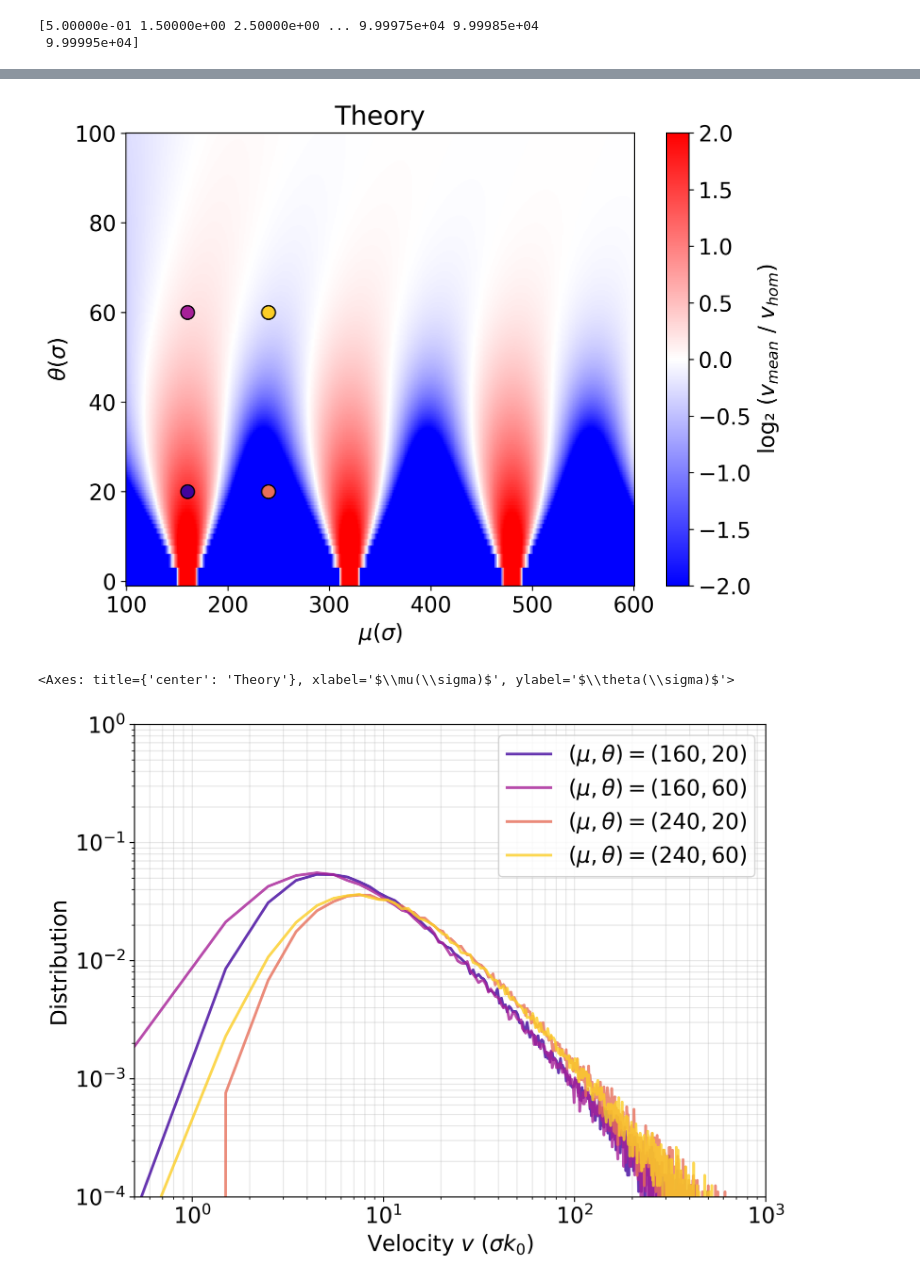
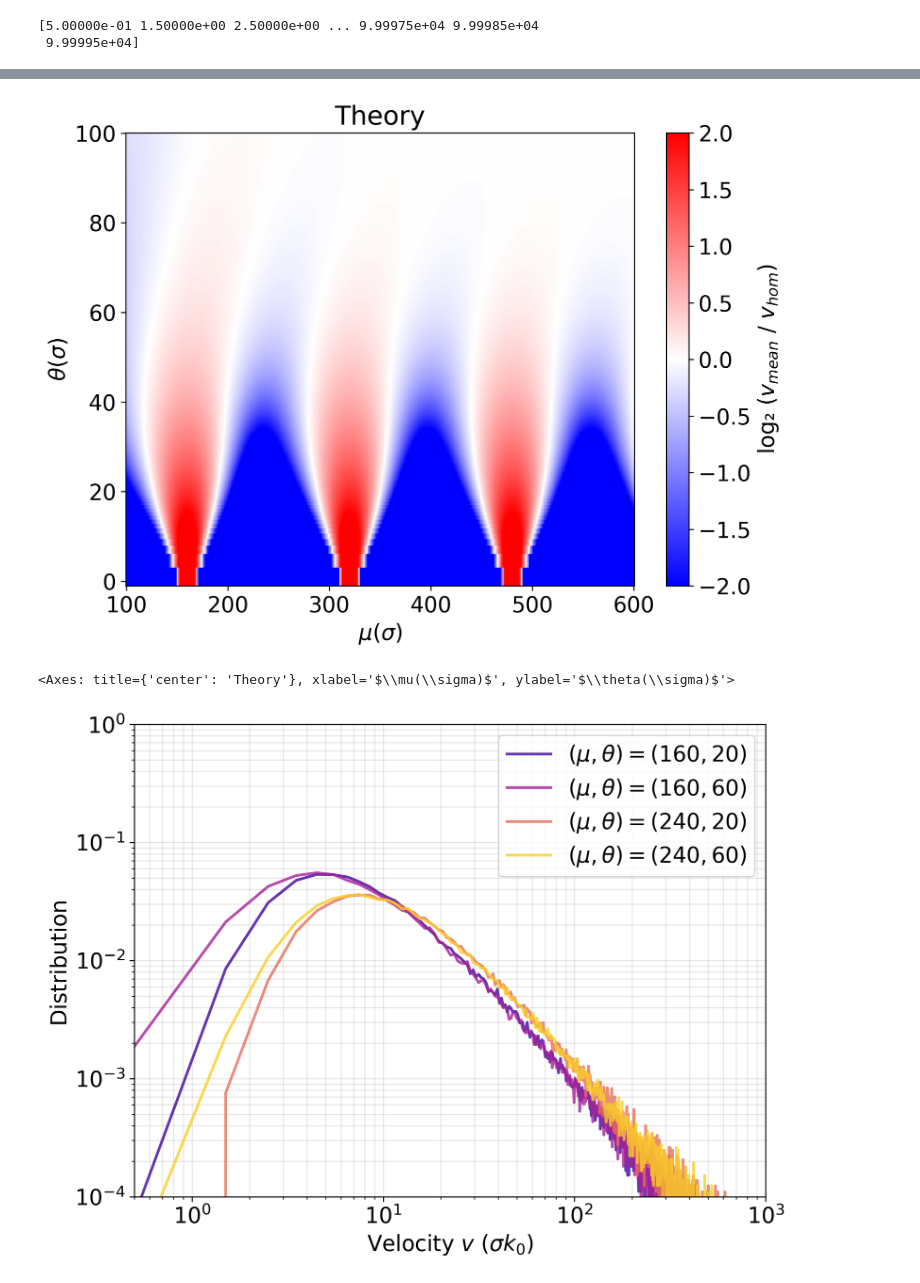
Before and after one commit to npelletbossot/Workspace, a Jupyter notebook: notebooks/figures/article_1/figure_2.ipynb, the cells around one changed output, grey strips where cells are left out. Cells and saved outputs as stored; diff of their text form; code cells hidden in the pictures.

```diff
--- a/notebooks/figures/article_1/figure_2.ipynb
+++ b/notebooks/figures/article_1/figure_2.ipynb
@@ -386,35 +369,35 @@ def plot_v_theory(
         for i, (mu_pt, theta_pt) in enumerate(points):
             color = color_list[i] if color_list else f"C{i}"
             ax.scatter(mu_pt, theta_pt, color=color, s=100, edgecolor="black", zorder=10)
 
     cbar = fig.colorbar(im, ax=ax)
     cbar.set_label(title_bar)
 
     if standalone:
         plt.tight_layout()
         plt.show()
 
     return ax
 
 
 # ── Main ─────────────────────────────────────────────────────────────────────
 with open(root / "cesar_data.pkl", "rb") as f:
     data = pickle.load(f)
 
 plot_v_theory(
     mu_vals=data["mu_vals"],
     theta_vals=data["sigma_vals"],
     v_theo=data["v_theo"],
     to_plot=to_plot,
     alphaf=alphaf,
     alphao=alphao,
     l=l,
     s=s,
-    points=points,
+    points=None,
     color_list=color_list,
 )
 # %% [output]
-[figure, old version]
+[figure, new version]
 <Axes: title={'center': 'Theory'}, xlabel='$\\mu(\\sigma)$', ylabel='$\\theta(\\sigma)$'>
 # %%
 from pathlib import Path
```
Also changed, not shown: parts of 1 cell of this notebook, 13 other files.
